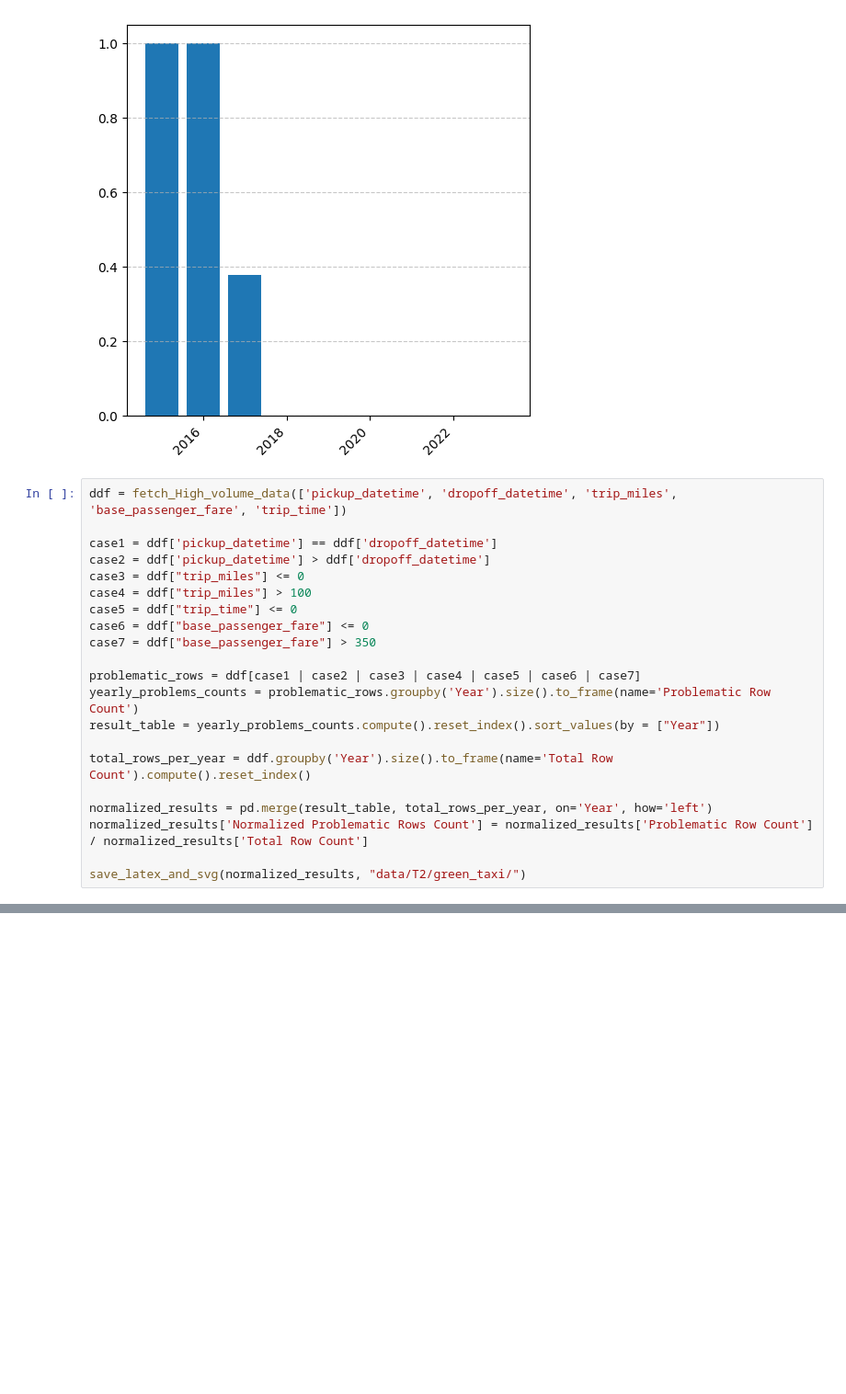
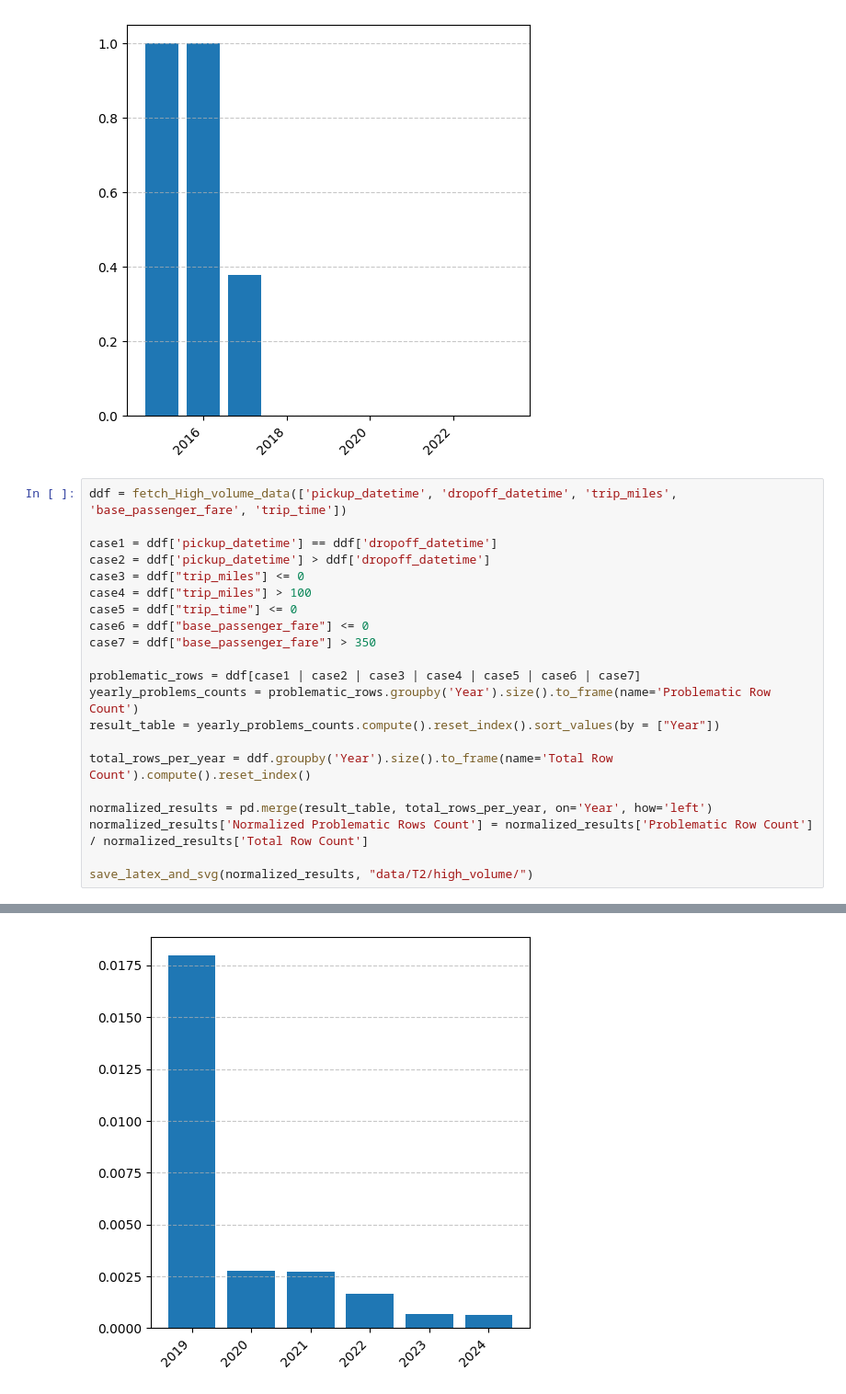
Before and after one commit to Luka931/big-data-project, a Jupyter notebook: T2_data_quality_issues.ipynb, the cells around one changed output, grey strips where cells are left out. Shown: that part at 92% size. Drawn from its saved outputs; the diff is of its cells as text; blank space fills up the shorter version.

```diff
--- a/T2_data_quality_issues.ipynb
+++ b/T2_data_quality_issues.ipynb
@@ -193,5 +178,5 @@ total_rows_per_year = ddf.groupby('Year').size().to_frame(name='Total Row Count'
 normalized_results = pd.merge(result_table, total_rows_per_year, on='Year', how='left')
 normalized_results['Normalized Problematic Rows Count'] = normalized_results['Problematic Row Count'] / normalized_results['Total Row Count']
 
-save_latex_and_svg(normalized_results, "data/T2/green_taxi/")
+save_latex_and_svg(normalized_results, "data/T2/high_volume/")
 # %% [output]
@@ -210,0 +183 @@ save_latex_and_svg(normalized_results, "data/T2/green_taxi/")
+[figure, added]
```
Also changed, not shown: parts of 5 cells of this notebook.
